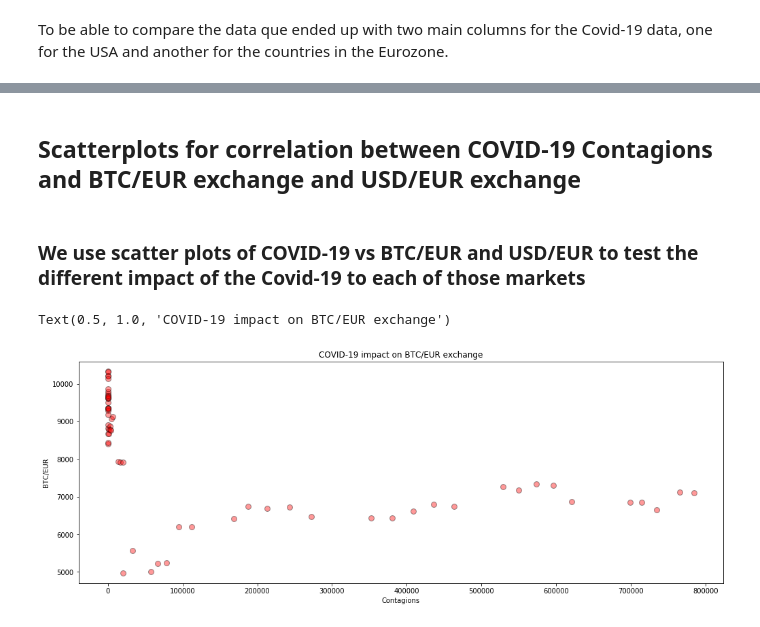
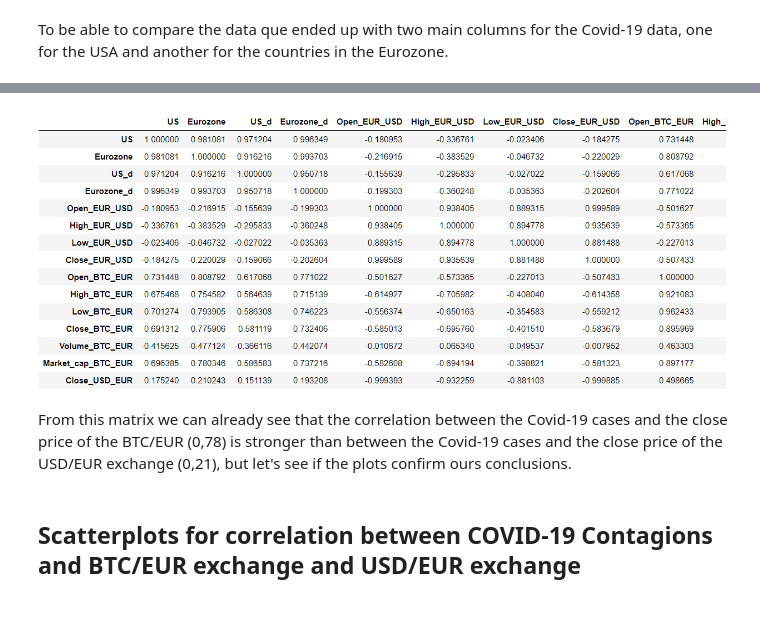
Before and after one commit to ta-data-bcn/Project-Week-3-Data-Thieves, a Jupyter notebook: your-project/Paper/Paper.ipynb, the cells around one changed output, grey strips where cells are left out. Cells and saved outputs as stored; diff of their text form; code cells hidden in the pictures.

```diff
--- a/your-project/Paper/Paper.ipynb
+++ b/your-project/Paper/Paper.ipynb
@@ -124,15 +104,8 @@ coor_mat
+# %%
+Image("corr_matrix.png")
+# %% [output]
+[figure, added]
+# %% [markdown]
+From this matrix we can already see that the correlation between the Covid-19 cases and the close price of the BTC/EUR (0,78) is stronger than between the Covid-19 cases and the close price of the USD/EUR exchange (0,21), but let's see if the plots confirm ours conclusions.
 # %% [markdown]
 ## Scatterplots for correlation between COVID-19 Contagions and BTC/EUR exchange and USD/EUR exchange
-# %% [markdown]
-### We use scatter plots of COVID-19 vs BTC/EUR and USD/EUR to test the different impact of the Covid-19 to each of those markets
-# %%
-## COVID-19 vs BTC/EUR
-plt.figure(figsize=(17,6))
-plt.scatter(YTD_covid_impact_df.Eurozone, YTD_covid_impact_df.Close_BTC_EUR, label='BTC/EUR', s = 250,
-            color='red',edgecolor='black',alpha=0.4, marker=".")
-plt.xlabel('Contagions')
-plt.ylabel('BTC/EUR')
-plt.title('COVID-19 impact on BTC/EUR exchange')
-# %% [output]
-Text(0.5, 1.0, 'COVID-19 impact on BTC/EUR exchange')
-[figure, removed]
```
Also changed, not shown: parts of 21 cells of this notebook, 4 other files.
